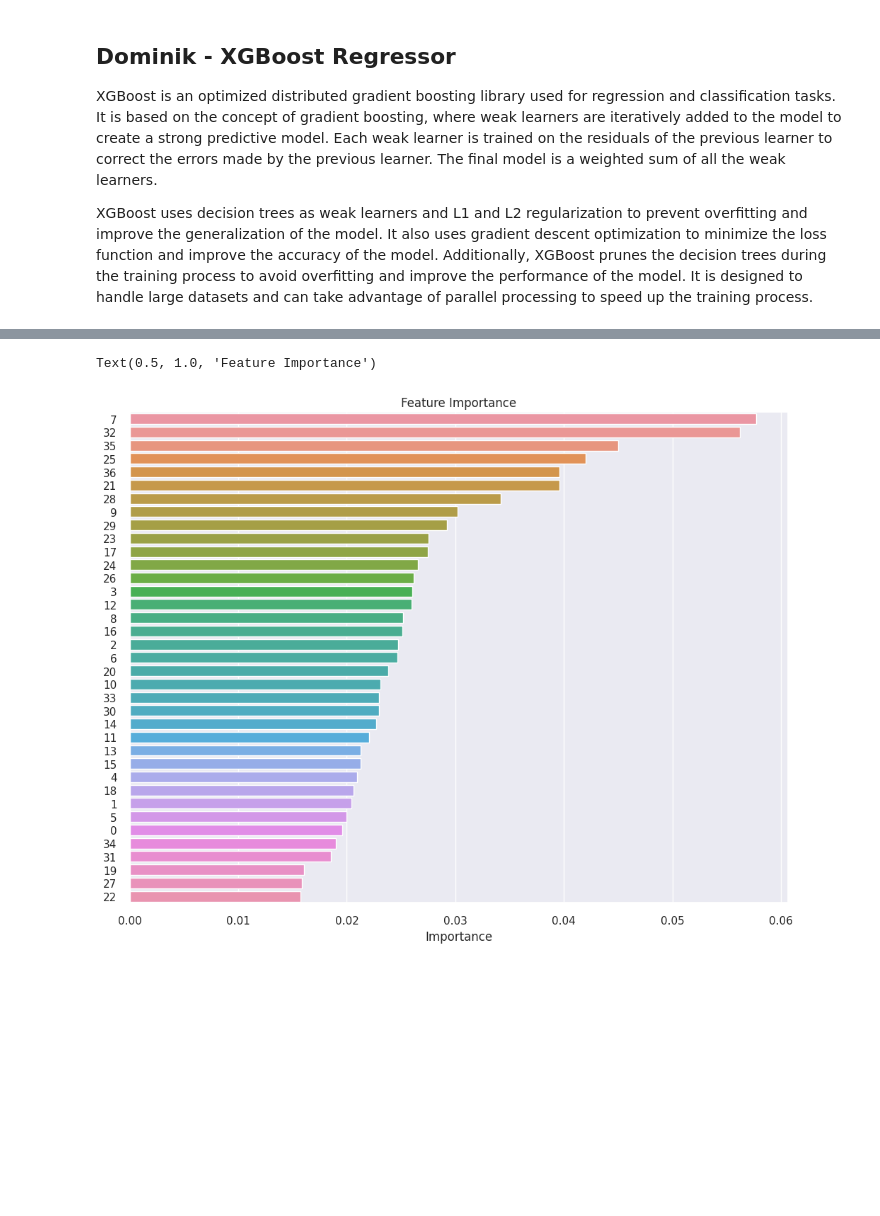
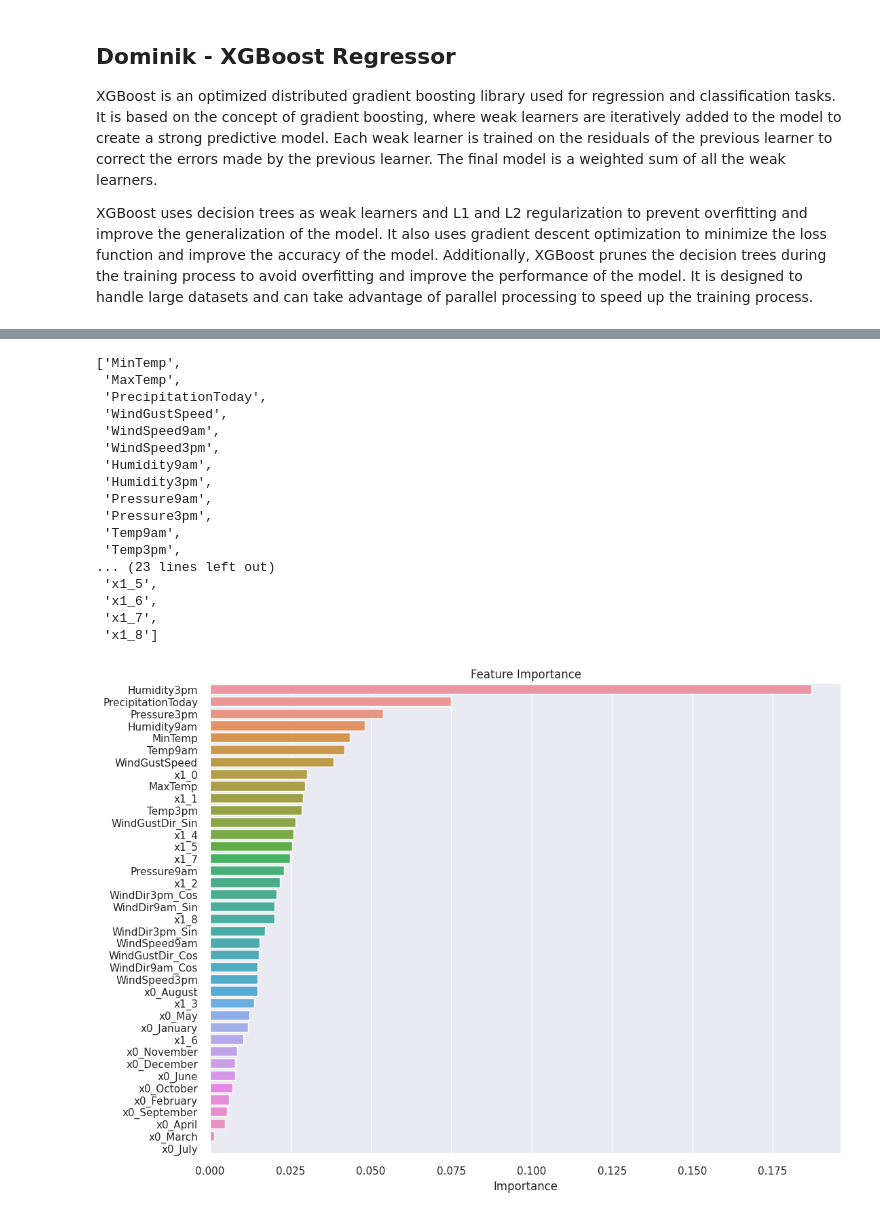
Before and after one commit to MergunFrimen/ml, a Jupyter notebook: FINAL.ipynb, the cells around one changed output, grey strips where cells are left out. Saved outputs shown, nothing was run; the diff lists cells and outputs as text; code cells hidden in the pictures; blank space fills up the shorter version.

```diff
--- a/FINAL.ipynb
+++ b/FINAL.ipynb
@@ -1133,0 +1016,8 @@ best_params
+# %%
+# cross validation for hyperparameter tuning
+
+cv = KFold(
+    n_splits=5,
+    shuffle=True,   # for reproducibility
+    random_state=0,  # for reproducibility
+)
@@ -1133,0 +1060,2 @@ best_params
+# %%
+trials = Trials()
@@ -1164,16 +1123,42 @@ XGBoost R2: 0.23
 # %%
-feature_importance = pd.DataFrame(
-    data=pipe.named_steps['xgbregressor'].feature_importances_,
-    columns=["Importance"],
-).sort_values(by="Importance", ascending=False)
-sns.barplot(
-    x="Importance",
-    y=feature_importance.index,
-    data=feature_importance,
-    order=feature_importance.index,
-    orient="h",
-)
-plt.title("Feature Importance")
+feature_names = pipe_simple_impute['inputer_scaler_encoder'].transformers_[0][1].get_feature_names_out().tolist()
+feature_names += pipe_simple_impute['inputer_scaler_encoder'].transformers_[1][1]['encoder'].get_feature_names_out().tolist()
+
+def plot_feature_importance(model):
+    feature_importance = pd.DataFrame(
+        data=model.feature_importances_,
+        columns=["Importance"],
+        index=feature_names,
+    ).sort_values(by="Importance", ascending=False)
+    sns.barplot(
+        x="Importance",
+        y=feature_importance.index,
+        data=feature_importance,
+        order=feature_importance.index,
+        orient="h",
+    )
+    plt.title("Feature Importance")
+
+feature_names
 # %% [output]
-Text(0.5, 1.0, 'Feature Importance')
+['MinTemp',
+ 'MaxTemp',
+ 'PrecipitationToday',
+ 'WindGustSpeed',
+ 'WindSpeed9am',
+ 'WindSpeed3pm',
+ 'Humidity9am',
+ 'Humidity3pm',
+ 'Pressure9am',
+ 'Pressure3pm',
+ 'Temp9am',
+ 'Temp3pm',
+... (23 lines left out)
+ 'x1_5',
+ 'x1_6',
+ 'x1_7',
+ 'x1_8']
-[figure, removed]
+# %%
+plot_feature_importance(model)
+# %% [output]
+[figure, added]
```
Also changed, not shown: parts of 27 cells of this notebook.
